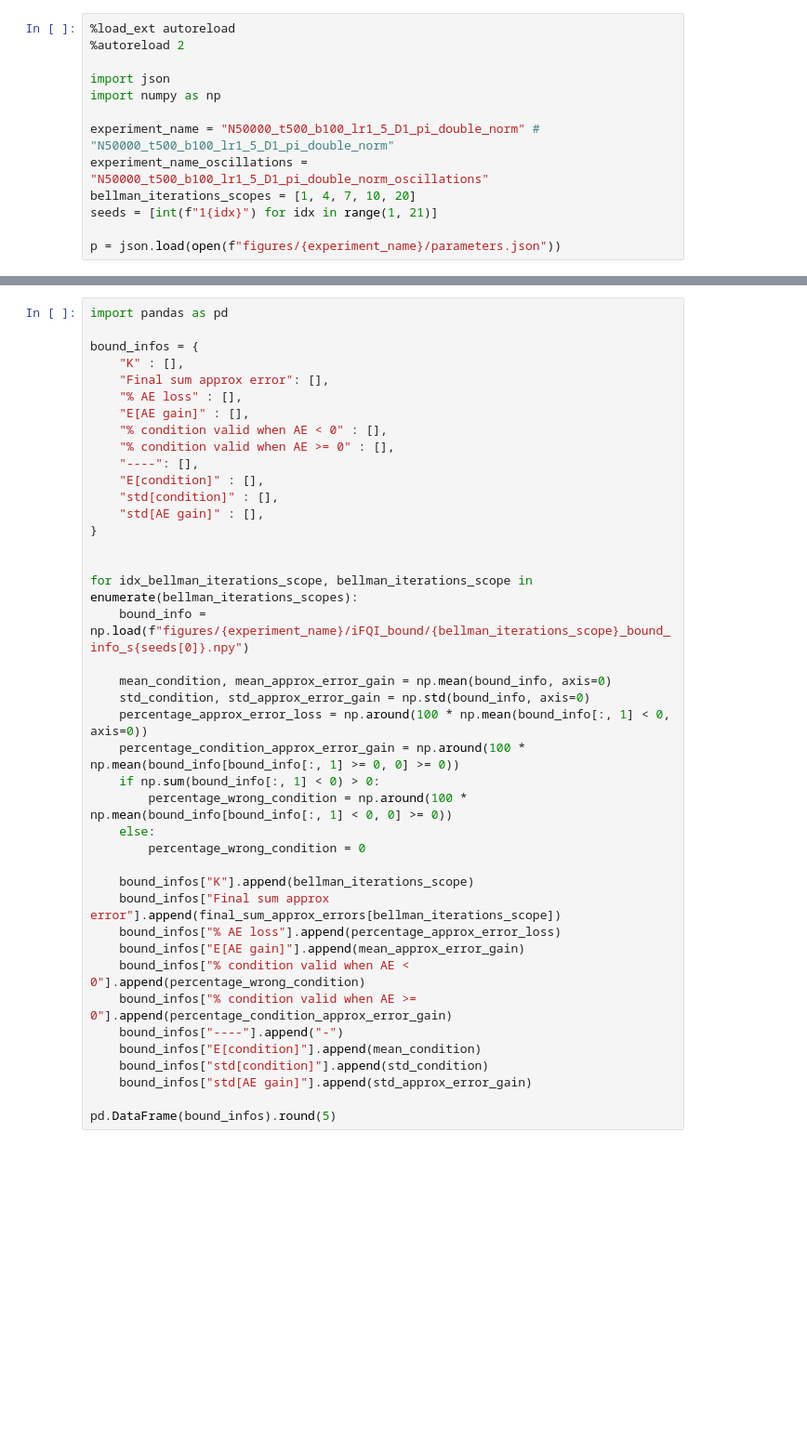
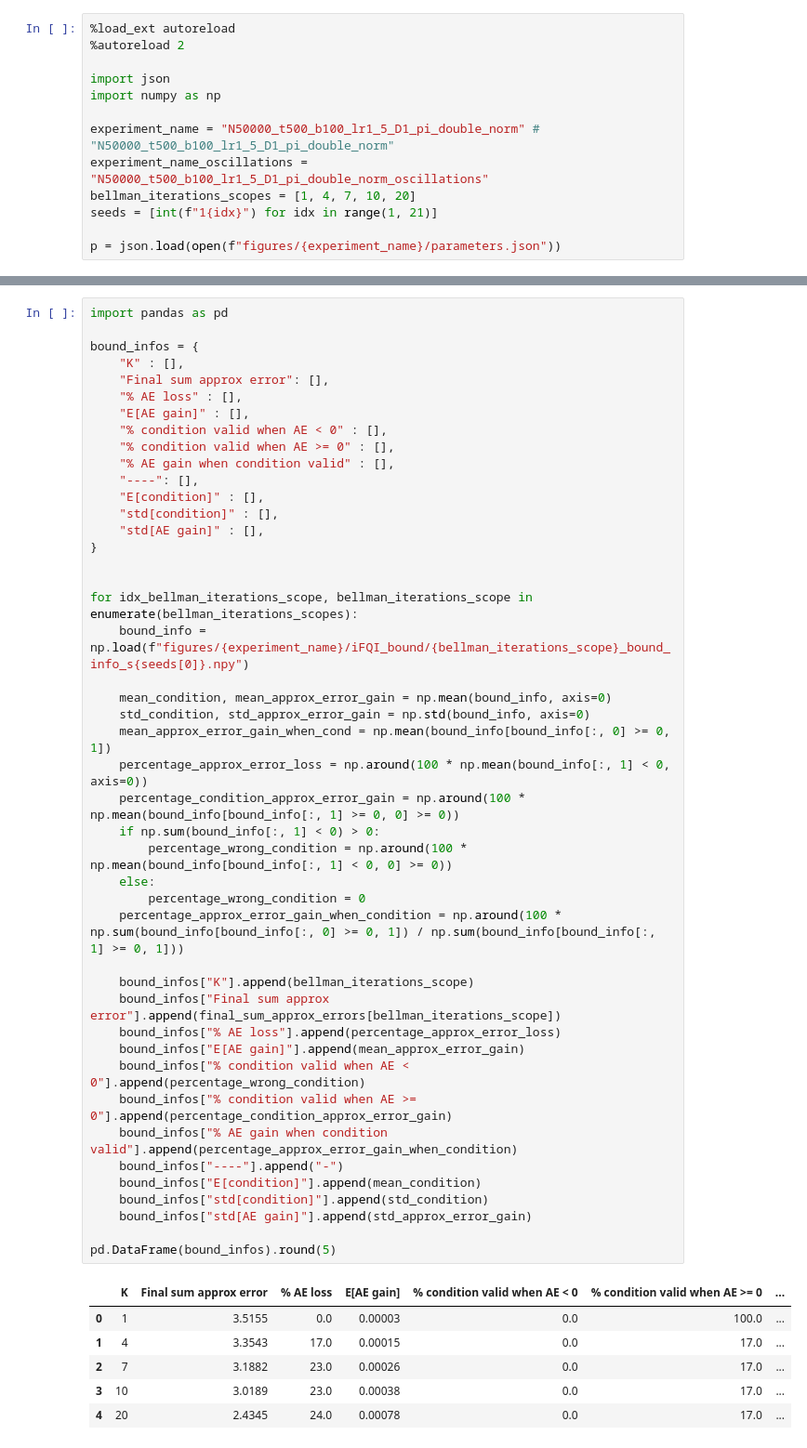
Before and after one commit to theovincent/i-DQN, a Jupyter notebook: experiments/car_on_hill/plot_bound.ipynb, the cells around one changed output, grey strips where cells are left out. Shown at 93% size. Drawn from its saved outputs; the diff is of its cells as text; blank space fills up the shorter version.

```diff
--- a/experiments/car_on_hill/plot_bound.ipynb
+++ b/experiments/car_on_hill/plot_bound.ipynb
@@ -90,37 +96,48 @@ bound_infos = {
     "E[AE gain]" : [],
     "% condition valid when AE < 0" : [],
     "% condition valid when AE >= 0" : [],
+    "% AE gain when condition valid" : [],
     "----": [],
     "E[condition]" : [],
     "std[condition]" : [],
     "std[AE gain]" : [],
 }
 
 
 for idx_bellman_iterations_scope, bellman_iterations_scope in enumerate(bellman_iterations_scopes):
     bound_info = np.load(f"figures/{experiment_name}/iFQI_bound/{bellman_iterations_scope}_bound_info_s{seeds[0]}.npy")
 
     mean_condition, mean_approx_error_gain = np.mean(bound_info, axis=0)
     std_condition, std_approx_error_gain = np.std(bound_info, axis=0)
+    mean_approx_error_gain_when_cond = np.mean(bound_info[bound_info[:, 0] >= 0, 1])
     percentage_approx_error_loss = np.around(100 * np.mean(bound_info[:, 1] < 0, axis=0))
     percentage_condition_approx_error_gain = np.around(100 * np.mean(bound_info[bound_info[:, 1] >= 0, 0] >= 0))
     if np.sum(bound_info[:, 1] < 0) > 0:
         percentage_wrong_condition = np.around(100 * np.mean(bound_info[bound_info[:, 1] < 0, 0] >= 0))
     else:
         percentage_wrong_condition = 0
+    percentage_approx_error_gain_when_condition = np.around(100 * np.sum(bound_info[bound_info[:, 0] >= 0, 1]) / np.sum(bound_info[bound_info[:, 1] >= 0, 1]))
 
     bound_infos["K"].append(bellman_iterations_scope)
     bound_infos["Final sum approx error"].append(final_sum_approx_errors[bellman_iterations_scope])
     bound_infos["% AE loss"].append(percentage_approx_error_loss)
     bound_infos["E[AE gain]"].append(mean_approx_error_gain)
     bound_infos["% condition valid when AE < 0"].append(percentage_wrong_condition)
     bound_infos["% condition valid when AE >= 0"].append(percentage_condition_approx_error_gain)
+    bound_infos["% AE gain when condition valid"].append(percentage_approx_error_gain_when_condition)
     bound_infos["----"].append("-")
     bound_infos["E[condition]"].append(mean_condition)
     bound_infos["std[condition]"].append(std_condition)
     bound_infos["std[AE gain]"].append(std_approx_error_gain)
 
 pd.DataFrame(bound_infos).round(5)
+# %% [output]
+|  | K | Final sum approx error | % AE loss | E[AE gain] | % condition valid when AE < 0 | % condition valid when AE >= 0 | ... |
+| 0 | 1 | 3.5155 | 0.0 | 0.00003 | 0.0 | 100.0 | ... |
+| 1 | 4 | 3.3543 | 17.0 | 0.00015 | 0.0 | 17.0 | ... |
+| 2 | 7 | 3.1882 | 23.0 | 0.00026 | 0.0 | 17.0 | ... |
+| 3 | 10 | 3.0189 | 23.0 | 0.00038 | 0.0 | 17.0 | ... |
+| 4 | 20 | 2.4345 | 24.0 | 0.00078 | 0.0 | 17.0 | ... |
 # %%
 import matplotlib.pyplot as plt
 
```
Also changed, not shown: parts of 4 cells of this notebook, 5 other files.
